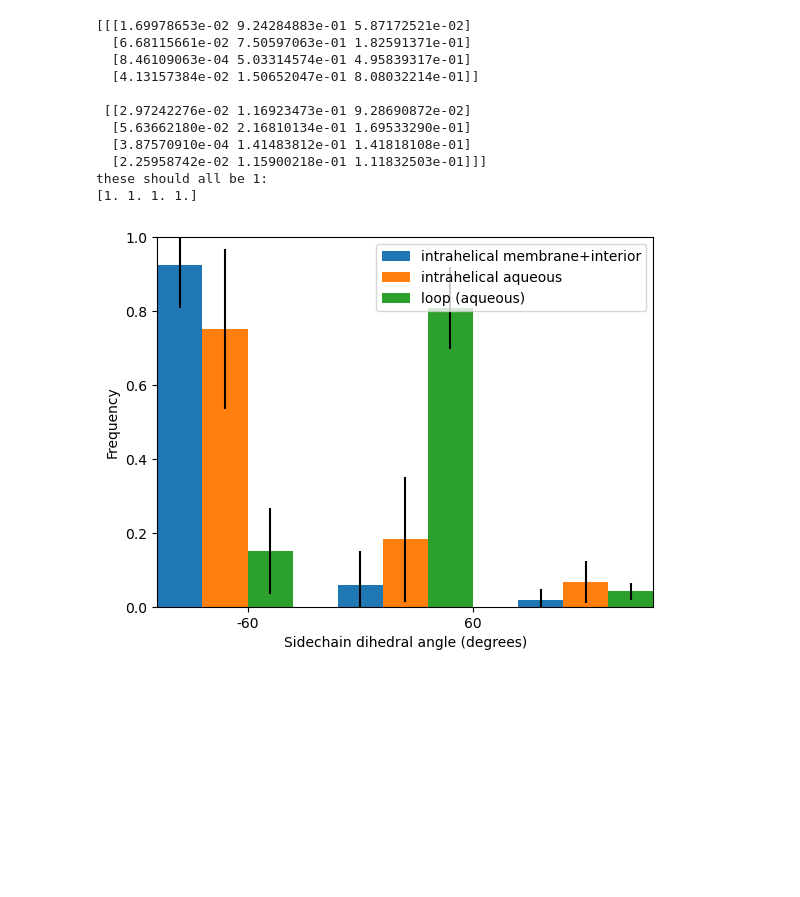
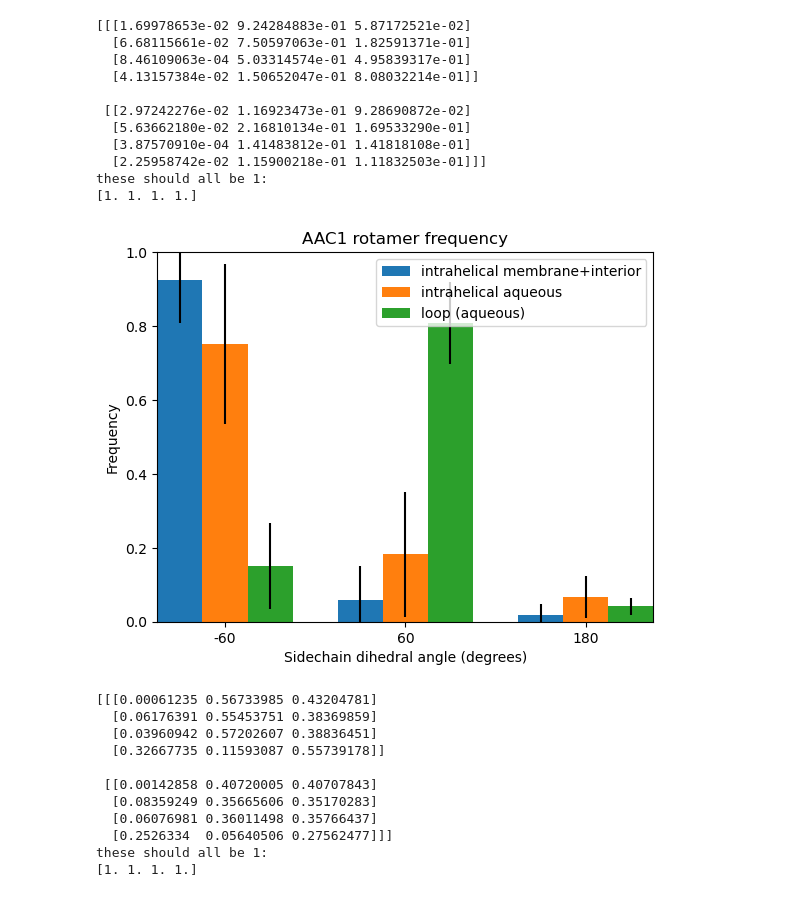
Before and after one commit to JonathanHB/threonine_rotamer_analysis, a Jupyter notebook: plot_rotamers.ipynb, the cells around one changed output. Saved outputs shown, nothing was run; the diff lists cells and outputs as text; code cells hidden in the pictures; blank space fills up the shorter version.

Commit message:
updated plotting code

```diff
--- a/plot_rotamers.ipynb
+++ b/plot_rotamers.ipynb
@@ -40,11 +40,11 @@ def plot_rotamers_all_sites(mean_std_rotamer_freqs, n_sites, n_rotamers):
 
     plt.show()
 # %%
-def plot_rotamers_3_sites(mean_std_rotamer_freqs, n_sites, n_rotamers):
-    bar_width = 0.2
-    gap_width = 0.2
+def plot_rotamers_3_sites(mean_std_rotamer_freqs, n_sites, n_rotamers, protein):
+    bar_width = 0.25
+    gap_width = 0.25
 
-    x = -bar_width*1.5
+    x = -bar_width
 
     for rotamer in [1,2,0]:
         for site, color in zip([0,1,3], ["C0","C1","C2"]):
@@ -55,13 +55,16 @@ def plot_rotamers_3_sites(mean_std_rotamer_freqs, n_sites, n_rotamers):
         x += gap_width
 
     plt.xticks([0,1,2], ('-60', '60', '180'))
-    plt.xlim(-2*bar_width, (n_rotamers-1)*gap_width + bar_width*(3*n_rotamers-2))
+    offset = 1.5
+    plt.xlim(-offset*bar_width, (n_rotamers-1)*gap_width + bar_width*(3*n_rotamers-offset))
     plt.ylim(0,1)
 
     plt.ylabel("Frequency")
     plt.xlabel("Sidechain dihedral angle (degrees)")
     plt.legend(["intrahelical membrane+interior", "intrahelical aqueous", "loop (aqueous)"])
 
+    plt.title(f"{protein.upper()} rotamer frequency")
+
     plt.show()
 # %%
 inputpath = "/home/jonathan/Documents/grabelab/rutter-lab-collaboration/thr_rotamers_solvation/thr_rotamers"
@@ -146,34 +149,43 @@ for protein in proteins:
 
             #calculate mean and standard deviation weighted by trajectory length
             mean_std_rotamer_freqs[0, site, rot] = np.average(rotamer_freqs_sr, weights=trj_weights)
             mean_std_rotamer_freqs[1, site, rot] = DescrStatsW(rotamer_freqs_sr, weights=trj_weights, ddof=1).std
             #mean_std_rotamer_freqs[1, site, rot] = np.std(rotamer_freqs_sr) #unweighted
 
     print(mean_std_rotamer_freqs)
 
     #check normalization; all of these should be 1
     print("these should all be 1:")
     print(np.sum(mean_std_rotamer_freqs[0], axis=1))
 
 
     #--------------------------------------------------------------------------
     #                               plot results
 
 #    plot_rotamers_all_sites(mean_std_rotamer_freqs, n_sites, n_rotamers)
 
-    plot_rotamers_3_sites(mean_std_rotamer_freqs, n_sites, n_rotamers)
-
-    break
+    plot_rotamers_3_sites(mean_std_rotamer_freqs, n_sites, n_rotamers, protein)
 # %% [output]
 [[[1.69978653e-02 9.24284883e-01 5.87172521e-02]
   [6.68115661e-02 7.50597063e-01 1.82591371e-01]
   [8.46109063e-04 5.03314574e-01 4.95839317e-01]
   [4.13157384e-02 1.50652047e-01 8.08032214e-01]]
 
  [[2.97242276e-02 1.16923473e-01 9.28690872e-02]
   [5.63662180e-02 2.16810134e-01 1.69533290e-01]
   [3.87570910e-04 1.41483812e-01 1.41818108e-01]
   [2.25958742e-02 1.15900218e-01 1.11832503e-01]]]
 these should all be 1:
 [1. 1. 1. 1.]
-[figure, old version]
+[figure, new version]
+[[[0.00061235 0.56733985 0.43204781]
+  [0.06176391 0.55453751 0.38369859]
+  [0.03960942 0.57202607 0.38836451]
+  [0.32667735 0.11593087 0.55739178]]
+
+ [[0.00142858 0.40720005 0.40707843]
+  [0.08359249 0.35665606 0.35170283]
+  [0.06076981 0.36011498 0.35766437]
+  [0.2526334  0.05640506 0.27562477]]]
+these should all be 1:
+[1. 1. 1. 1.]
```
Also changed, not shown: parts of 2 cells of this notebook.
